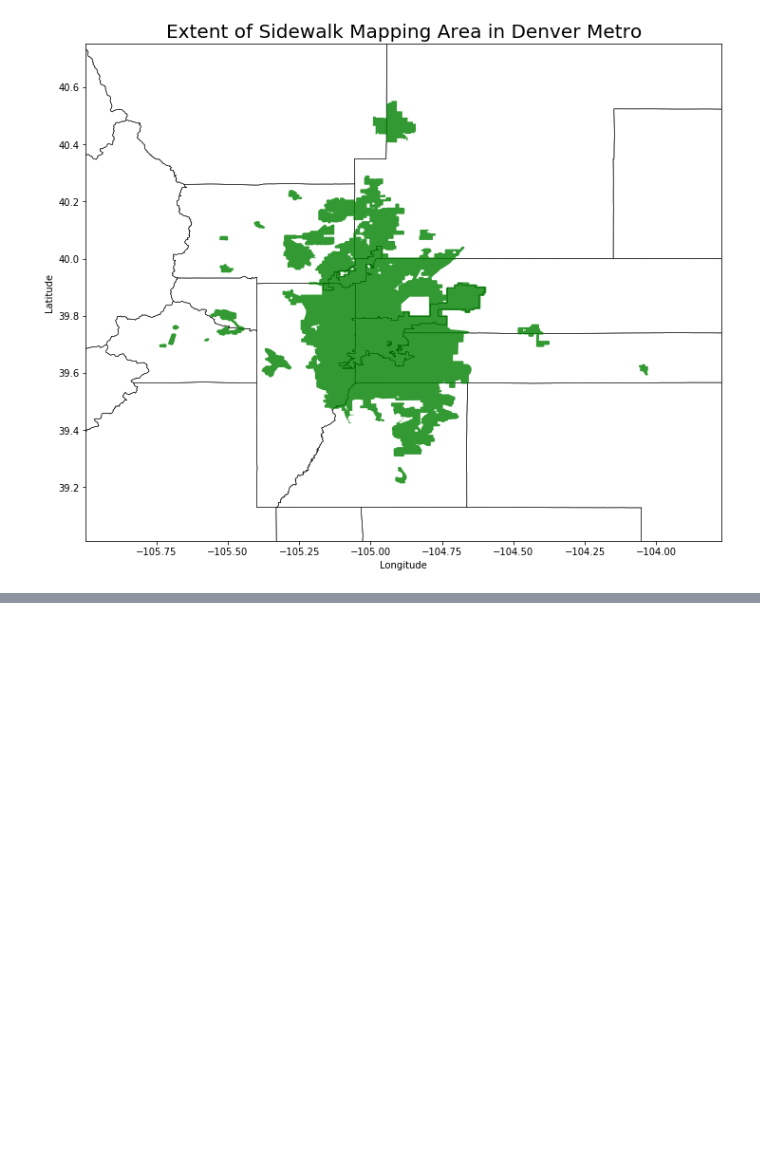
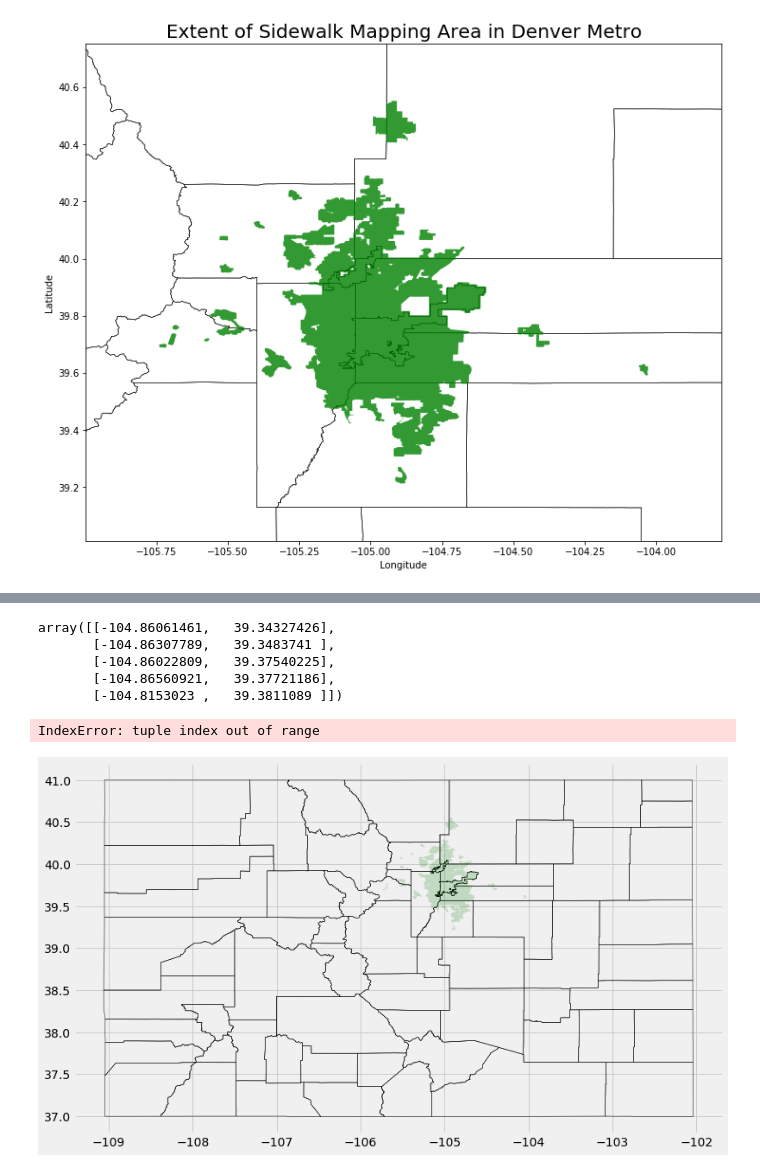
Before and after one commit to chrisoyer/sidewalk_deep-learning, a Jupyter notebook: sidewalks_data_acquisition.ipynb, the cells around one changed output, grey strips where cells are left out. Cells and saved outputs as stored; diff of their text form; code cells hidden in the pictures; blank space fills up the shorter version.

Commit message:
img location vis
added kde for location of images. error on plotting.

```diff
--- a/sidewalks_data_acquisition.ipynb
+++ b/sidewalks_data_acquisition.ipynb
@@ -648,0 +564,46 @@ image detection
+# %%
+# need Points to plot
+sidewalk_loc_xy = np.array([[float(loc[1]), float(loc[0])] for loc in sidewalk_locs1])
+no_sidewalk_loc_xy = np.array([[float(loc[1]), float(loc[0])] for loc in no_sidewalk_locs1])
+sidewalk_loc_xy[:5]
+# %% [output]
+array([[-104.86061461,   39.34327426],
+       [-104.86307789,   39.3483741 ],
+       [-104.86022809,   39.37540225],
+       [-104.86560921,   39.37721186],
+       [-104.8153023 ,   39.3811089 ]])
+# %%
+#get density estimate. score_samples returns log value
+sidewalk_loc_kde = np.exp(KernelDensity().fit(X=sidewalk_loc_xy).score_samples(sidewalk_loc_xy))
+no_sidewalk_loc_kde = np.exp(KernelDensity().fit(X=no_sidewalk_loc_xy).score_samples(no_sidewalk_loc_xy))
+# %%
+sidewalk_loc_kde = np.expand_dims(sidewalk_loc_kde, axis=1)
+no_sidewalk_loc_kde = np.expand_dims(no_sidewalk_loc_kde, axis=1)
+# %%
+sidewalk_xyk = np.concatenate((sidewalk_loc_xy, sidewalk_loc_kde), axis=1)
+no_sidewalk_xyk = np.concatenate((no_sidewalk_loc_xy, no_sidewalk_loc_kde), axis=1)
+# %%
+plt.style.use("fivethirtyeight")
+minx, miny, maxx, maxy = sidewalk_extent_gdf.geometry.total_bounds
+xdiff = maxx - minx
+ydiff = maxy - miny
+maxx += .15*xdiff
+minx -= .15*xdiff
+maxy += .15*ydiff
+miny -= .15*ydiff
+
+#plot geometries
+fig1, ax1 = plt.subplots(figsize = (12,12))
+CO_county_lines_gdf.geometry.plot(facecolor='none', linewidth=.5, edgecolor='k', ax=ax1)
+sidewalk_extent_gdf.geometry.plot(facecolor='g', linewidth=0, edgecolor='g', alpha=0.2, ax=ax1)
+levels = np.linspace(0, sidewalk_xyk[:,2].max(), 25)
+ax1.contourf(X=sidewalk_xyk[:,0], Y=sidewalk_xyk[:,1], Z=sidewalk_xyk[:,2])
+ax.set_xlim(minx, maxx)
+ax.set_ylim(miny, maxy)
+ax.set_xlabel('Longitude')
+ax.set_ylabel('Latitude')
+ax.set_title('Extent of Sidewalk Mapping Area in Denver Metro', fontsize=20)
+plt.plot();
+# %% [output]
+IndexError: tuple index out of range
+[figure, added]
```
Also changed, not shown: parts of 29 cells of this notebook.
